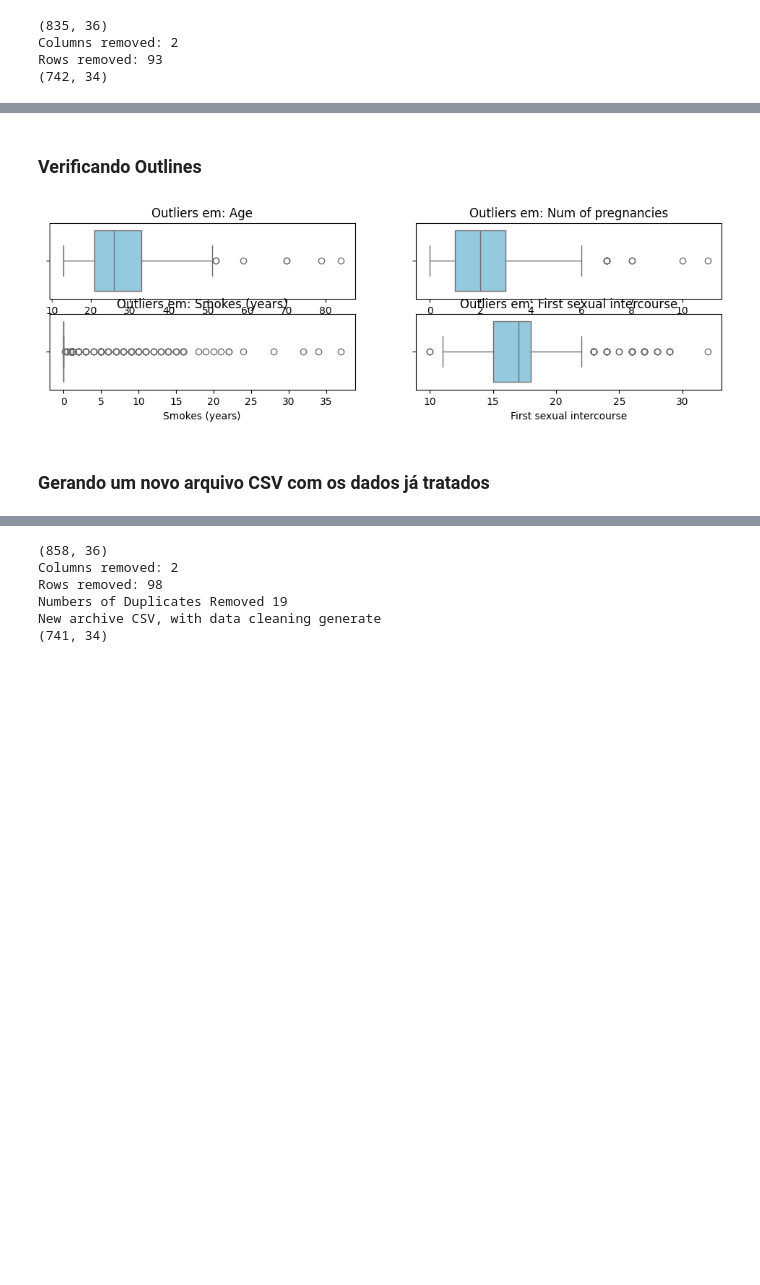
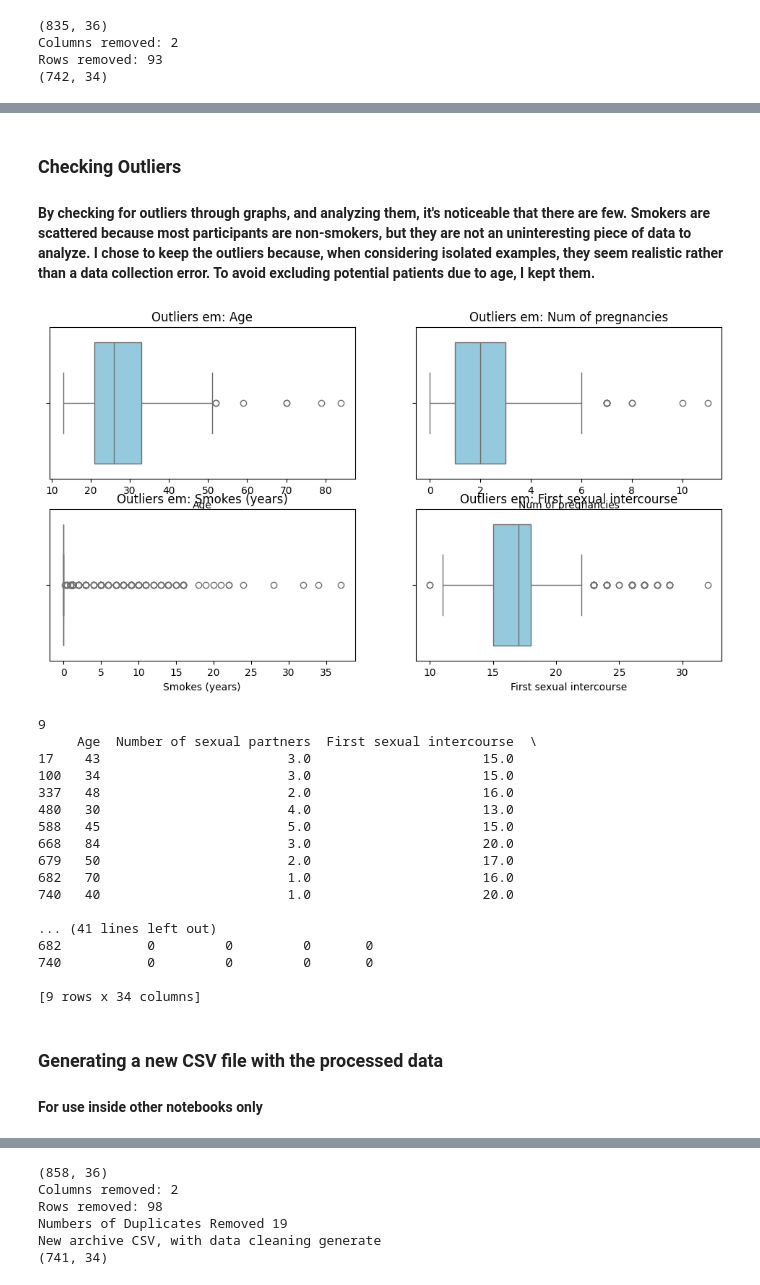
Before and after one commit to GabrielH20/Projeto-Kaggle-IA, a Jupyter notebook: notebooks/note_tratamento_dados.ipynb, the cells around one changed output, grey strips where cells are left out. Saved outputs shown, nothing was run; the diff lists cells and outputs as text; code cells hidden in the pictures; blank space fills up the shorter version.

Commit message:
Adicionando Texto e colocando em Ingles Notebooks

```diff
--- a/notebooks/note_tratamento_dados.ipynb
+++ b/notebooks/note_tratamento_dados.ipynb
@@ -217,25 +229,47 @@ Citology                              0
 Biopsy                                0
 dtype: int64
 # %% [markdown]
-<h3><b>Verificando Outlines
+<h3><b>Checking Outliers</h3>
+<h4>By checking for outliers through graphs, and analyzing them, it's noticeable that there are few. Smokers are scattered because most participants are non-smokers, but they are not an uninteresting piece of data to analyze. I chose to keep the outliers because, when considering isolated examples, they seem realistic rather than a data collection error. To avoid excluding potential patients due to age, I kept them.</h4>
 # %%
 # Lista de colunas com dados interessantes e que podem variar muito
 colunas_foco = ['Age', 'Num of pregnancies', 'Smokes (years)', 'First sexual intercourse']
 
 # Criando os gráficos
-plt.figure(figsize=(12, 3))
+plt.figure(figsize=(12, 6))
 
 for i, coluna in enumerate(colunas_foco):
     plt.subplot(2, 2, i + 1) # Cria uma grade 2x2 de gráficos
     sns.boxplot(x=df_preenchido[coluna], color='skyblue')
     plt.title(f'Outliers em: {coluna}')
 plt.show()
+outliers_numbers_of_pregnancies = df_preenchido[df_preenchido['Num of pregnancies'] > 6]
 
+print(len(outliers_numbers_of_pregnancies))
+print(outliers_numbers_of_pregnancies)
 #Manterei os outlines e utilizarei RobustScaler
 # %% [output]
-[figure, old version]
+[figure, new version]
+9
+     Age  Number of sexual partners  First sexual intercourse  \
+17    43                        3.0                      15.0
+100   34                        3.0                      15.0
+337   48                        2.0                      16.0
+480   30                        4.0                      13.0
+588   45                        5.0                      15.0
+668   84                        3.0                      20.0
+679   50                        2.0                      17.0
+682   70                        1.0                      16.0
+740   40                        1.0                      20.0
+
+... (41 lines left out)
+682           0         0         0       0
+740           0         0         0       0
+
+[9 rows x 34 columns]
 # %% [markdown]
-<h3><b>Gerando um novo arquivo CSV com os dados já tratados
+<h3><b>Generating a new CSV file with the processed data</h3>
+<h4>For use inside other notebooks only</h4>
 # %%
 def generation_csv_new(df_preenchido):
     df_preenchido.to_csv('../data/clean/dados_limpos.csv', index=False)
```
Also changed, not shown: parts of 8 cells of this notebook, 7 other files.
